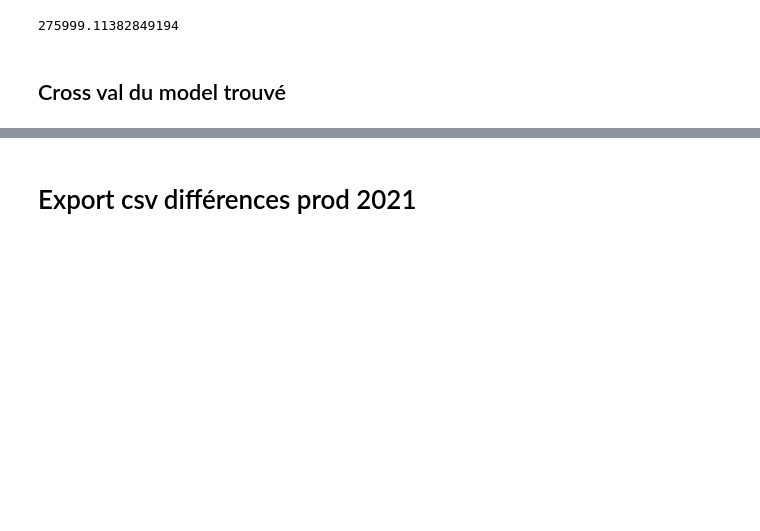
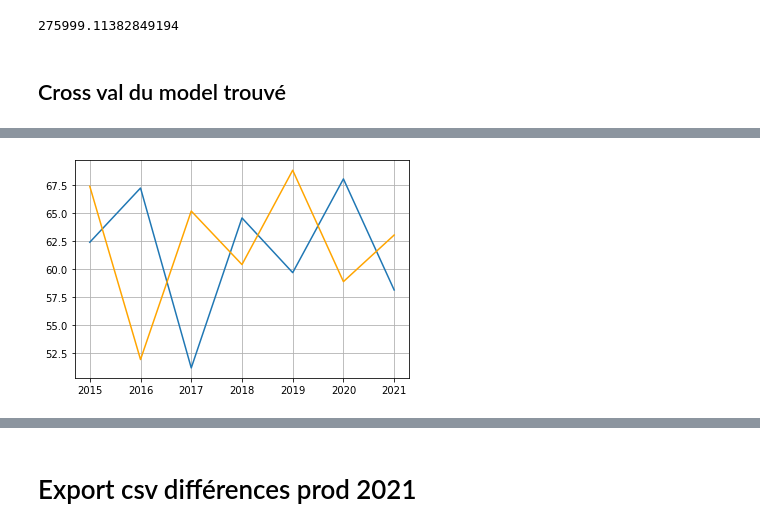
Before and after one commit to PierreCeraH/deepagri, a Jupyter notebook: notebooks/Finding best model and features.ipynb, the cells around one changed output, grey strips where cells are left out. Cells and saved outputs as stored; diff of their text form; code cells hidden in the pictures; blank space fills up the shorter version.

```diff
--- a/notebooks/Finding best model and features.ipynb
+++ b/notebooks/Finding best model and features.ipynb
@@ -1383,0 +1373,37 @@ res
+# %%
+score=[]
+pred=[]
+reel=[]
+
+for ligne in range(93*5,1116,93):
+    print(ligne,full_df.iloc[ligne].name)
+
+    features=['rendement_n-1',
+ 'cluster_0',
+ 'cluster_1',
+ 'cluster_2',
+ 'cluster_3',
+ 'cluster_4']
+
+
+    X_train=full_df.iloc[:ligne][features]
+
+    y_train=full_df.iloc[:ligne]['rendement']
+
+    X_test=full_df.iloc[ligne:ligne+93][features]
+    y_test=full_df.iloc[ligne:ligne+93]['rendement']
+    model=models.Sequential([
+        layers.Dense(1,activation='linear',input_shape=(X_train.shape[-1],)),
+    ])
+
+    model.compile(optimizer='adam',metrics=['mae'],loss='mae')
+    model.fit(X_train,y_train,epochs = 100,
+                    batch_size = 32,validation_data=(X_test,y_test))
+    pred.append(model.predict(X_test))
+    reel.append(y_test)
+    #weighted_mae()
+    score.append(mean_absolute_error(y_test,pred[-1]))
+
+pred=np.array(pred)
+reel=np.array(reel)
+np.mean(score)
@@ -1383,0 +1429,7 @@ res
+# %%
+index_plot=list(range(2015,2022))
+plt.plot(index_plot,pred.mean(axis=1))
+plt.plot(index_plot,reel.mean(axis=1),c='orange')
+plt.grid()
+# %% [output]
+[figure, added]
```
Also changed, not shown: parts of 32 cells of this notebook, 4 other files.
